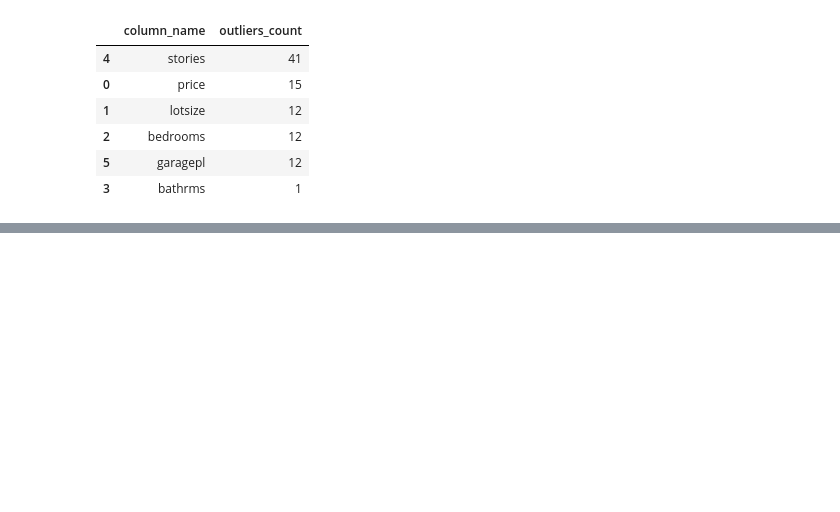
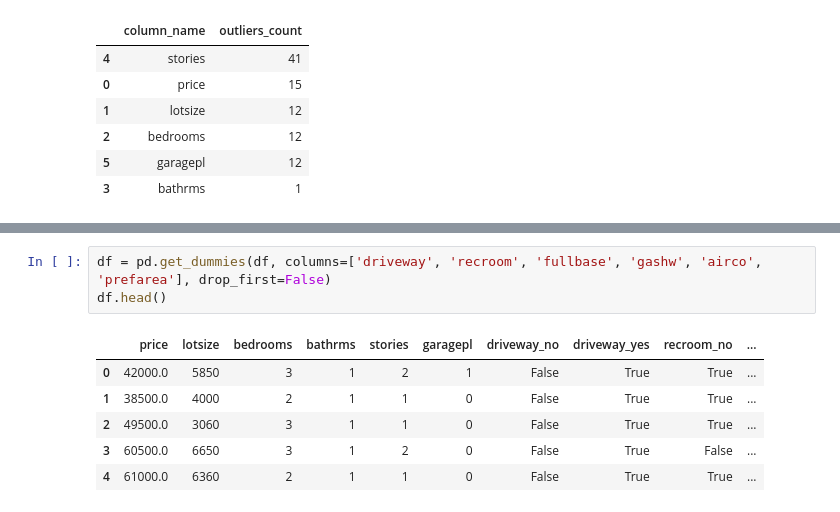
Before and after one commit to CarlosMEbratt/House-price-prediction-using-machine-learning, a Jupyter notebook: main.ipynb, the cells around one changed output, grey strips where cells are left out. Drawn from its saved outputs; the diff is of its cells as text; blank space fills up the shorter version.

```diff
--- a/main.ipynb
+++ b/main.ipynb
@@ -174,0 +211,10 @@ IndexError: index 2 is out of bounds for axis 0 with size 2
+# %%
+df = pd.get_dummies(df, columns=['driveway', 'recroom', 'fullbase', 'gashw', 'airco', 'prefarea'], drop_first=False)
+df.head()
+# %% [output]
+|  | price | lotsize | bedrooms | bathrms | stories | garagepl | driveway_no | driveway_yes | recroom_no | ... |
+| 0 | 42000.0 | 5850 | 3 | 1 | 2 | 1 | False | True | True | ... |
+| 1 | 38500.0 | 4000 | 2 | 1 | 1 | 0 | False | True | True | ... |
+| 2 | 49500.0 | 3060 | 3 | 1 | 1 | 0 | False | True | True | ... |
+| 3 | 60500.0 | 6650 | 3 | 1 | 2 | 0 | False | True | False | ... |
+| 4 | 61000.0 | 6360 | 2 | 1 | 1 | 0 | False | True | True | ... |
```
Also changed, not shown: parts of 6 cells of this notebook.
